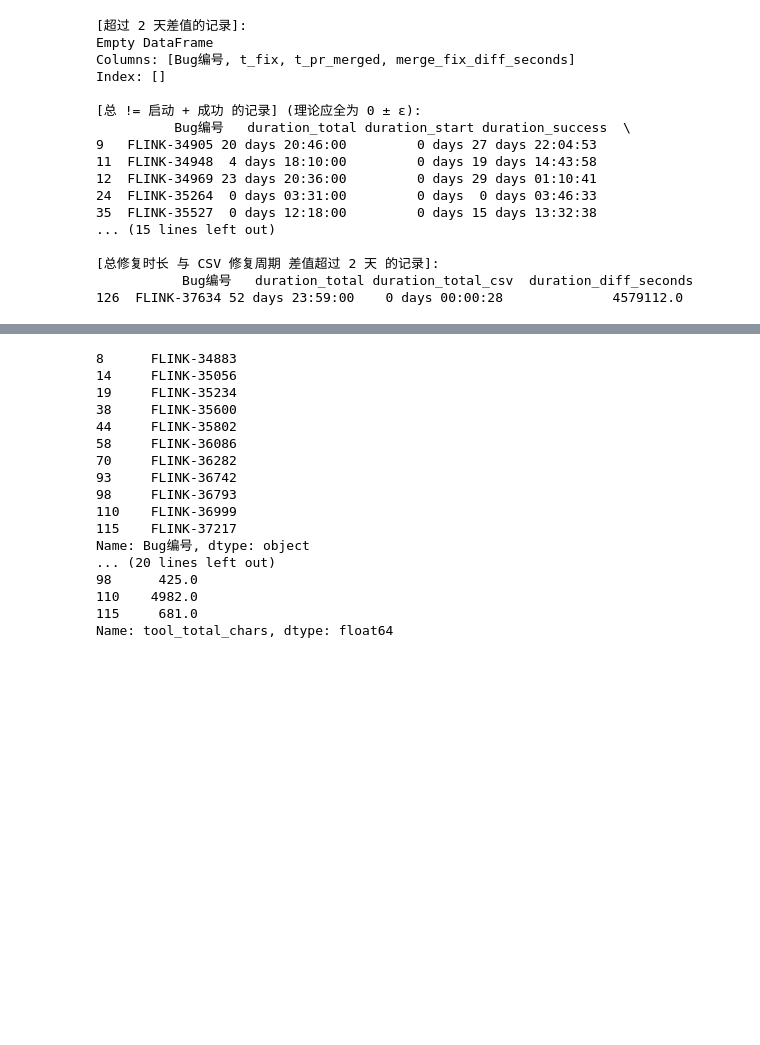
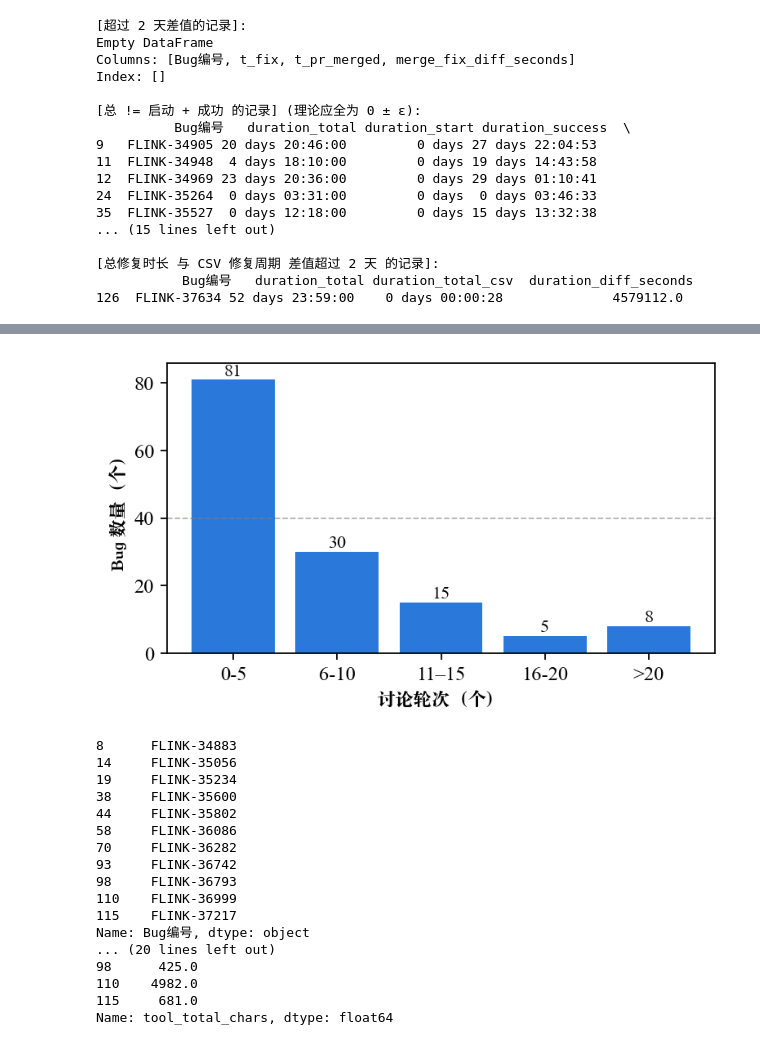
Before and after one commit to edwardzcn-decade/gh-easy-crawler, a Jupyter notebook: plot/scripts/plot_notebook.ipynb, the cells around one changed output, grey strips where cells are left out. Cells and saved outputs as stored; diff of their text form; code cells hidden in the pictures; blank space fills up the shorter version.

```diff
--- a/plot/scripts/plot_notebook.ipynb
+++ b/plot/scripts/plot_notebook.ipynb
@@ -720,3 +771,56 @@ plt.show()
+# %%
+df = pd.read_csv("bug_resolved_csv_v4.csv")
+
+# 1) 取 comments count（注意你表里还有一个 tool_total_comments_count.1，别搞混）
+comments = (
+    df["tool_total_comments_count"]
+    .dropna()
+    .astype(int)
+)
+
+# 2) 分箱（论文更友好：头部保留，尾部合并）
+# 0,1,2,3,4,5,6-10,11-20,>20
+bins = [-0.5, 5.5, 10.5, 15.5, 20.5, np.inf]
+labels = ["0-5", "6-10", "11–15","16-20", ">20"]
+
+comments_binned = pd.cut(comments, bins=bins, labels=labels)
+comments_counts = comments_binned.value_counts().reindex(labels).fillna(0).astype(int)
+
+# 3) 画图
+fig_cmt, ax_cmt = plt.subplots(figsize=(5, 3))
+
+x_labels = comments_counts.index.tolist()
+x_pos = np.arange(len(x_labels))
+y_vals = comments_counts.values
+
+ax_cmt.bar(
+    x_pos,
+    y_vals,
+    width=0.8,
+    color=BLUE_COLOR_DEFAULT,
+    linewidth=0.8
+)
+
+ax_cmt.set_xlabel("讨论轮次（个）", fontproperties=font_song)
+ax_cmt.set_ylabel("Bug 数量（个）", fontproperties=font_song)
+ax_cmt.set_ylim(0, max(80, y_vals.max() + 5))
+
+ax_cmt.set_xticks(x_pos)
+ax_cmt.set_xticklabels(x_labels)
+ax_cmt.tick_params(axis="both", labelsize=11)
+
+# 数值标注
+for xi, yi in zip(x_pos, y_vals):
+    if yi > 0:
+        ax_cmt.text(xi, yi, str(yi), ha="center", va="bottom", fontsize=10)
+
+# 只画 y=40 参考线
+ax_cmt.axhline(y=40, linestyle="--", linewidth=0.8, color="gray", alpha=0.6)
+
+fig_cmt.tight_layout()
+plt.show()
+# %% [output]
+[figure, added]
 # %%
 # Finding 2: Relationship between content/comment chars and fixed time
 # Fig 2
```
Also changed, not shown: parts of 7 cells of this notebook, 1 other file.
